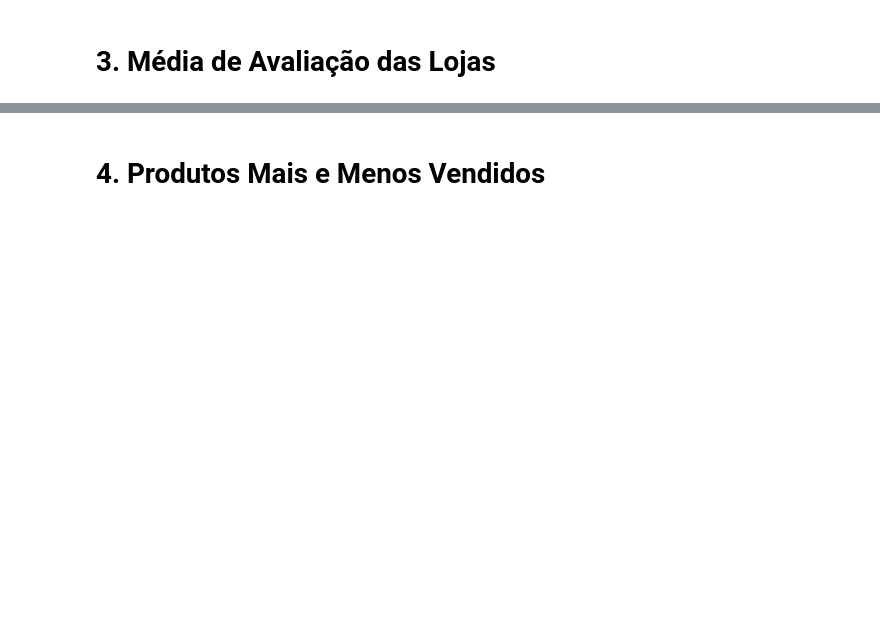
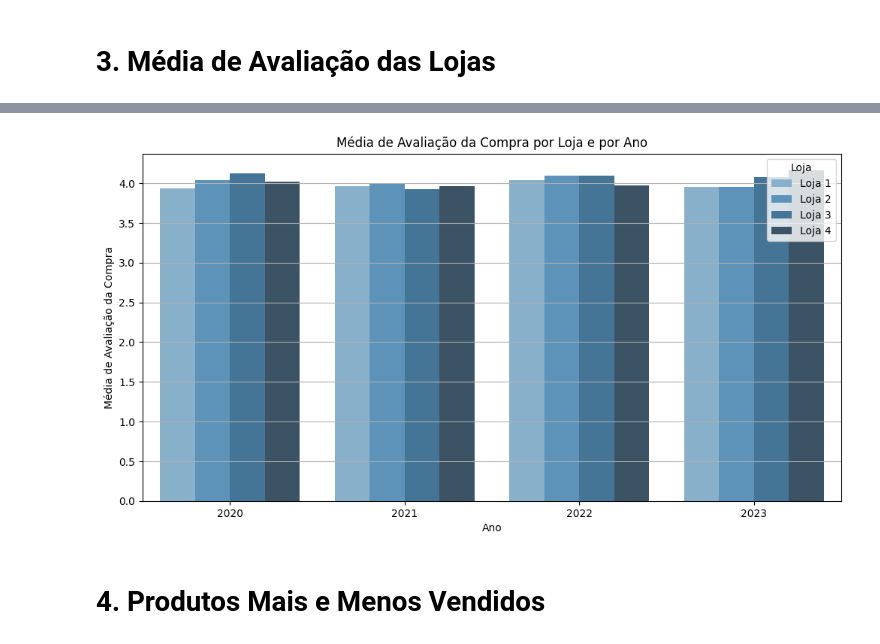
Before and after one commit to emilesartori/challenge1-data-science, a Jupyter notebook: AluraStoreBr.ipynb, the cells around one changed output, grey strips where cells are left out. Drawn from its saved outputs; the diff is of its cells as text; code cells hidden in the pictures; blank space fills up the shorter version.

```diff
--- a/AluraStoreBr.ipynb
+++ b/AluraStoreBr.ipynb
@@ -72,2 +162,8 @@ Vendas por Loja e por Ano:
 # %% [markdown]
 # 3. Média de Avaliação das Lojas
+# %%
+# média por ano
+avaliacao_loja_ano = df.groupby(['Loja', 'Ano'])['Avaliação da compra'].mean().reset_index()
+
+print("Média de Avaliação da Compra por Loja e por Ano:")
+display(avaliacao_loja_ano)
@@ -74,2 +189,12 @@ Vendas por Loja e por Ano:
+# %%
+plt.figure(figsize=(12, 6))
+sns.barplot(data=avaliacao_loja_ano, x='Ano', y='Avaliação da compra', hue='Loja', palette='Blues_d')
+plt.title('Média de Avaliação da Compra por Loja e por Ano')
+plt.xlabel('Ano')
+plt.ylabel('Média de Avaliação da Compra')
+plt.grid(axis='y')
+plt.show()
+# %% [output]
+[figure, added]
 # %% [markdown]
 # 4. Produtos Mais e Menos Vendidos
```
Also changed, not shown: parts of 19 cells of this notebook.
